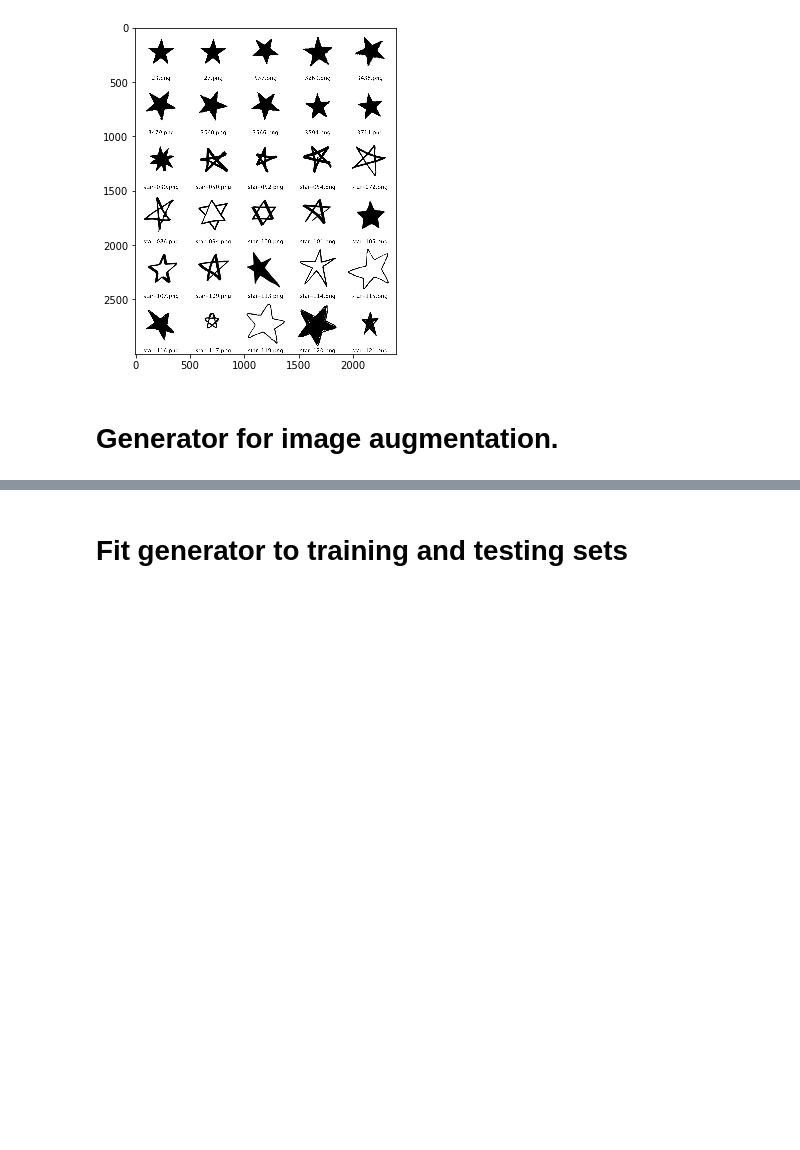
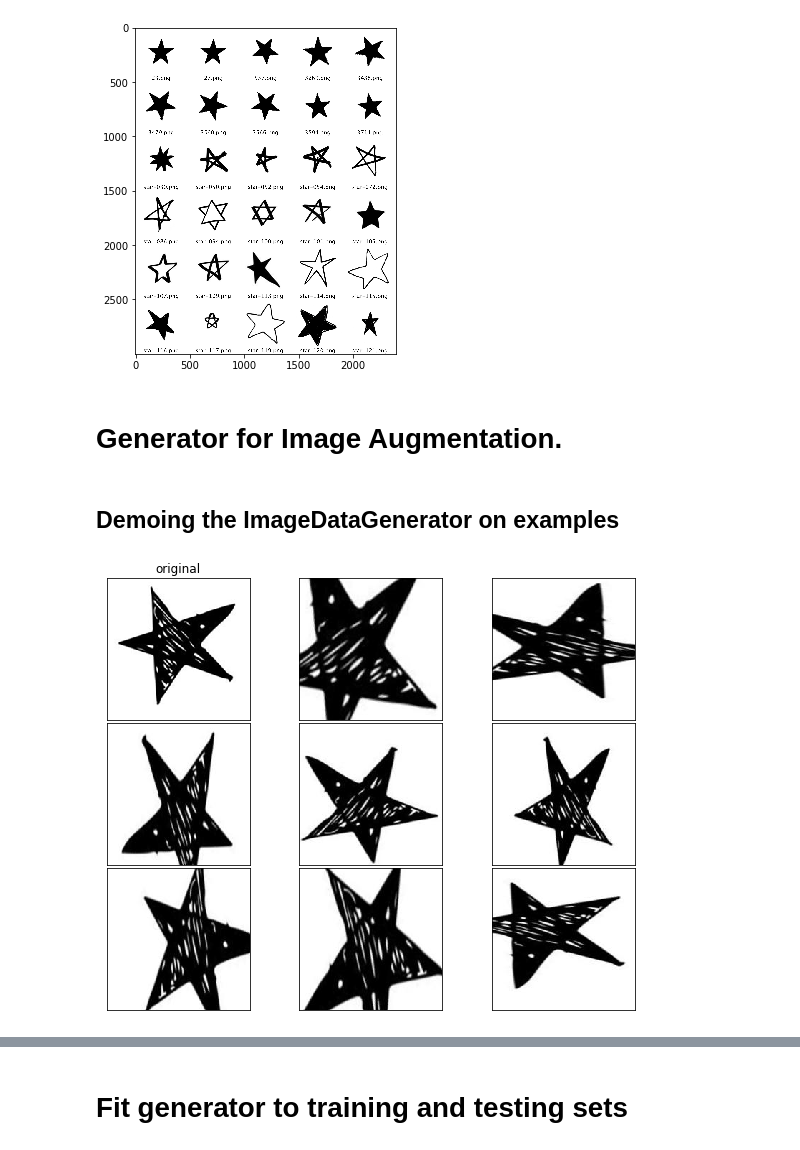
Before and after one commit to sdman135/Shapes-Image_Classifier_Convolutional_Neural_Network, a Jupyter notebook: Shapes_Convolutional_Neural_Network-final-with-stars.ipynb, the cells around one changed output, grey strips where cells are left out. Saved outputs shown, nothing was run; the diff lists cells and outputs as text; code cells hidden in the pictures; blank space fills up the shorter version.

```diff
--- a/Shapes_Convolutional_Neural_Network-final-with-stars.ipynb
+++ b/Shapes_Convolutional_Neural_Network-final-with-stars.ipynb
@@ -124,7 +127,7 @@ display_image('collages/EDA_stars.jpg')
 collage of sample images from star folder
 [figure]
 # %% [markdown]
-# Generator for image augmentation.
+# Generator for Image Augmentation.
 # %%
 data_generator = ImageDataGenerator(        # Randomly augmentates, with effects below, through each image per epoch
 
@@ -136,3 +139,5 @@ data_generator = ImageDataGenerator(        # Randomly augmentates, with effects
                                     horizontal_flip=True,  # can randomly flips the image on the x-axis
                                     vertical_flip=True,    # can randomly flips the image on the y-axis
                                     )
+# %% [markdown]
+## Demoing the ImageDataGenerator on examples
@@ -138,0 +194,18 @@ data_generator = ImageDataGenerator(        # Randomly augmentates, with effects
+# %%
+demo_generator = ImageDataGenerator(
+
+                                    rescale = 1.0/255.0,
+                                    fill_mode = 'nearest',
+                                    zoom_range = [1-0.5, 1+0.2]  ,
+                                    rotation_range = 90,
+                                    shear_range = 1.2,
+                                    width_shift_range=0.1,
+                                    height_shift_range=0.1,
+                                    horizontal_flip=True,
+                                    vertical_flip=True,
+                                    )
+# %%
+orig_img = load_img("shapes/valid/stars/star-005.png")
+generate_plot_pics(demo_generator,orig_img)
+# %% [output]
+[figure, added]
```
Also changed, not shown: parts of 32 cells of this notebook, 48 other files.
